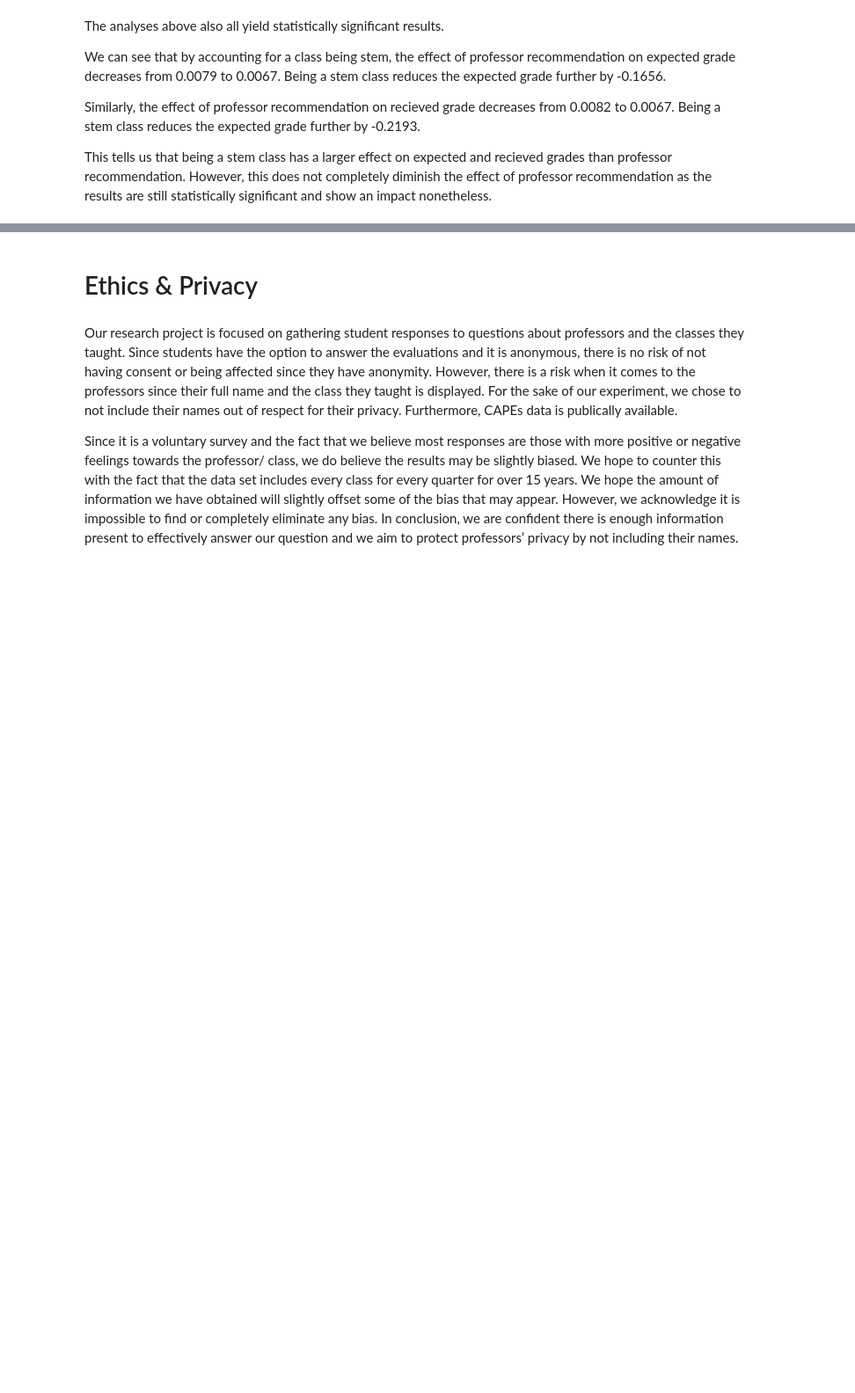
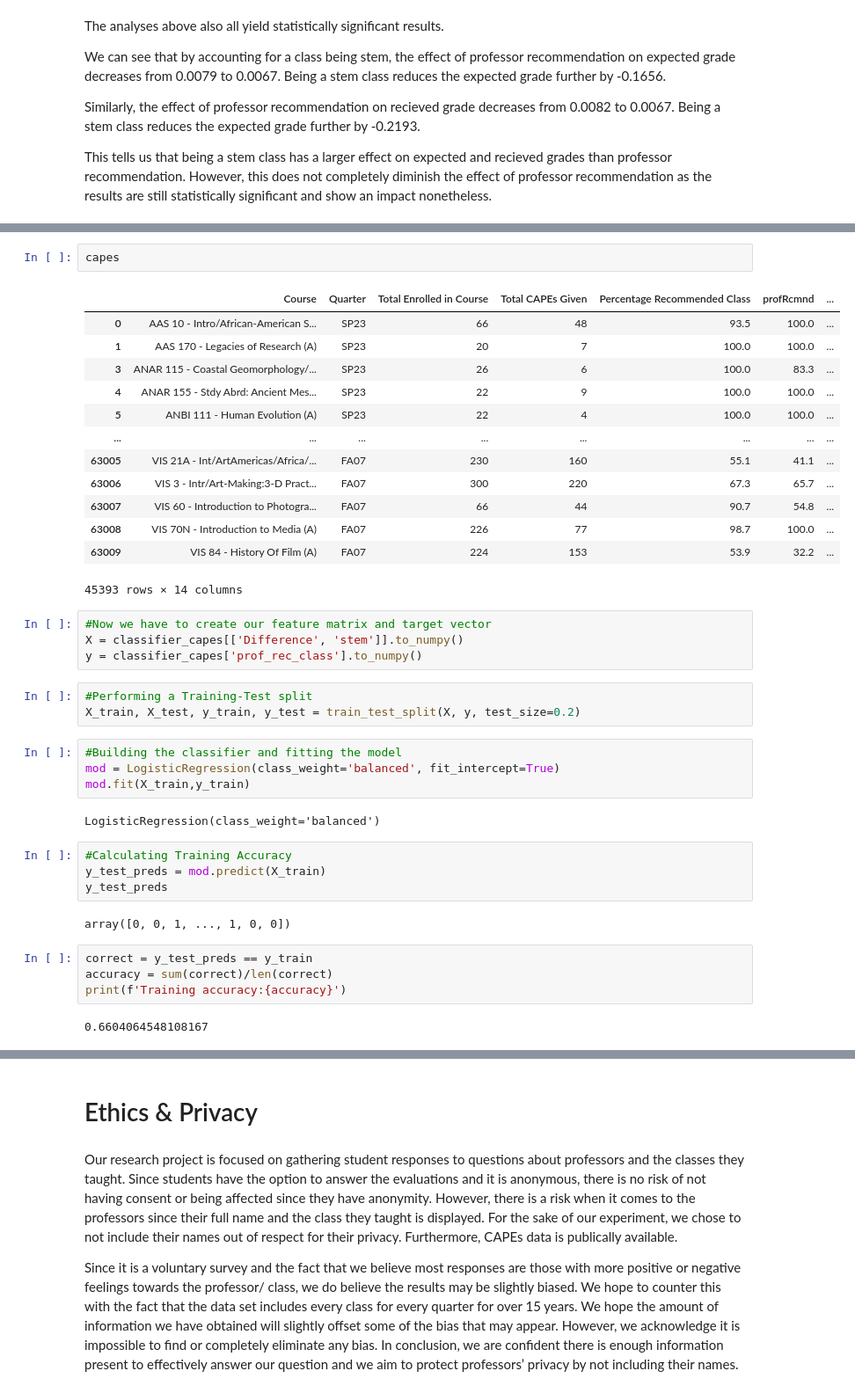
Before and after one commit to pallavisprabhu/UCSD-Capes-Analysis, a Jupyter notebook: FinalProject_Group015_FA23-initial.ipynb, the cells around one changed output, grey strips where cells are left out. Shown at 88% size. Drawn from its saved outputs; the diff is of its cells as text; blank space fills up the shorter version.

Commit message:
classifier added

```diff
--- a/FinalProject_Group015_FA23-initial.ipynb
+++ b/FinalProject_Group015_FA23-initial.ipynb
@@ -788,0 +807,41 @@ Some more words and stuff.  Remember notebooks work best if you interleave the c
+# %%
+capes
+# %% [output]
+|  | Course | Quarter | Total Enrolled in Course | Total CAPEs Given | Percentage Recommended Class | profRcmnd | ... |
+| 0 | AAS 10 - Intro/African-American S... | SP23 | 66 | 48 | 93.5 | 100.0 | ... |
+| 1 | AAS 170 - Legacies of Research (A) | SP23 | 20 | 7 | 100.0 | 100.0 | ... |
+| 3 | ANAR 115 - Coastal Geomorphology/... | SP23 | 26 | 6 | 100.0 | 83.3 | ... |
+| 4 | ANAR 155 - Stdy Abrd: Ancient Mes... | SP23 | 22 | 9 | 100.0 | 100.0 | ... |
+| 5 | ANBI 111 - Human Evolution (A) | SP23 | 22 | 4 | 100.0 | 100.0 | ... |
+| ... | ... | ... | ... | ... | ... | ... | ... |
+| 63005 | VIS 21A - Int/ArtAmericas/Africa/... | FA07 | 230 | 160 | 55.1 | 41.1 | ... |
+| 63006 | VIS 3 - Intr/Art-Making:3-D Pract... | FA07 | 300 | 220 | 67.3 | 65.7 | ... |
+| 63007 | VIS 60 - Introduction to Photogra... | FA07 | 66 | 44 | 90.7 | 54.8 | ... |
+| 63008 | VIS 70N - Introduction to Media (A) | FA07 | 226 | 77 | 98.7 | 100.0 | ... |
+| 63009 | VIS 84 - History Of Film (A) | FA07 | 224 | 153 | 53.9 | 32.2 | ... |
+45393 rows × 14 columns
+# %%
+#Now we have to create our feature matrix and target vector
+X = classifier_capes[['Difference', 'stem']].to_numpy()
+y = classifier_capes['prof_rec_class'].to_numpy()
+# %%
+#Performing a Training-Test split
+X_train, X_test, y_train, y_test = train_test_split(X, y, test_size=0.2)
+# %%
+#Building the classifier and fitting the model
+mod = LogisticRegression(class_weight='balanced', fit_intercept=True)
+mod.fit(X_train,y_train)
+# %% [output]
+LogisticRegression(class_weight='balanced')
+# %%
+#Calculating Training Accuracy
+y_test_preds = mod.predict(X_train)
+y_test_preds
+# %% [output]
+array([0, 0, 1, ..., 1, 0, 0])
+# %%
+correct = y_test_preds == y_train
+accuracy = sum(correct)/len(correct)
+print(f'Training accuracy:{accuracy}')
+# %% [output]
+0.6604064548108167
```
Also changed, not shown: parts of 42 cells of this notebook.
